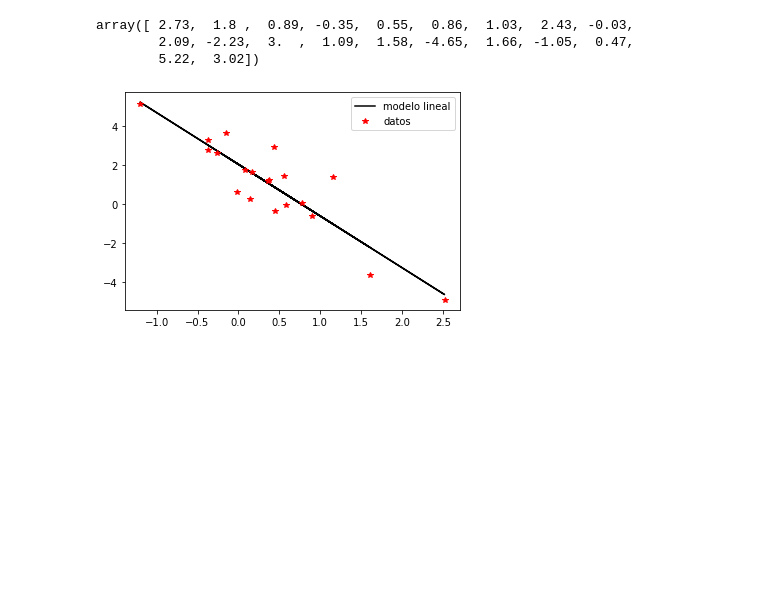
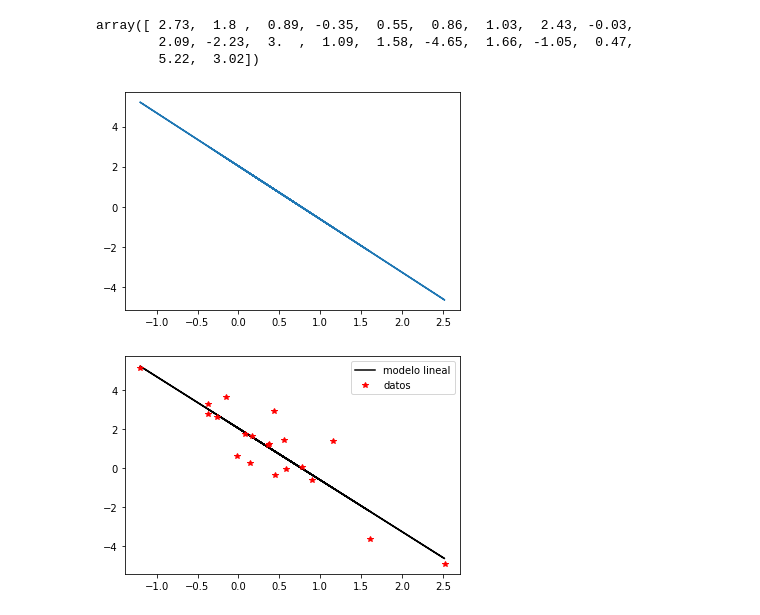
Before and after one commit to palmoreck/laboratorios, a Jupyter notebook: 1_minimos_cuadrados/1_minimos_cuadrados.ipynb, the cells around one changed output. Saved outputs shown, nothing was run; the diff lists cells and outputs as text; code cells hidden in the pictures; blank space fills up the shorter version.

```diff
--- a/1_minimos_cuadrados/1_minimos_cuadrados.ipynb
+++ b/1_minimos_cuadrados/1_minimos_cuadrados.ipynb
@@ -137,6 +149,11 @@ y_hat_numpy
 array([ 2.73,  1.8 ,  0.89, -0.35,  0.55,  0.86,  1.03,  2.43, -0.03,
         2.09, -2.23,  3.  ,  1.09,  1.58, -4.65,  1.66, -1.05,  0.47,
         5.22,  3.02])
+# %%
+plt.plot(x, y_hat_numpy)
+plt.show()
+# %% [output]
+[figure, added]
 # %%
 plt.plot(x, y_hat_numpy, 'k-',
          x, y, 'r*')
```
Also changed, not shown: parts of 2 cells of this notebook, 1 other file.
